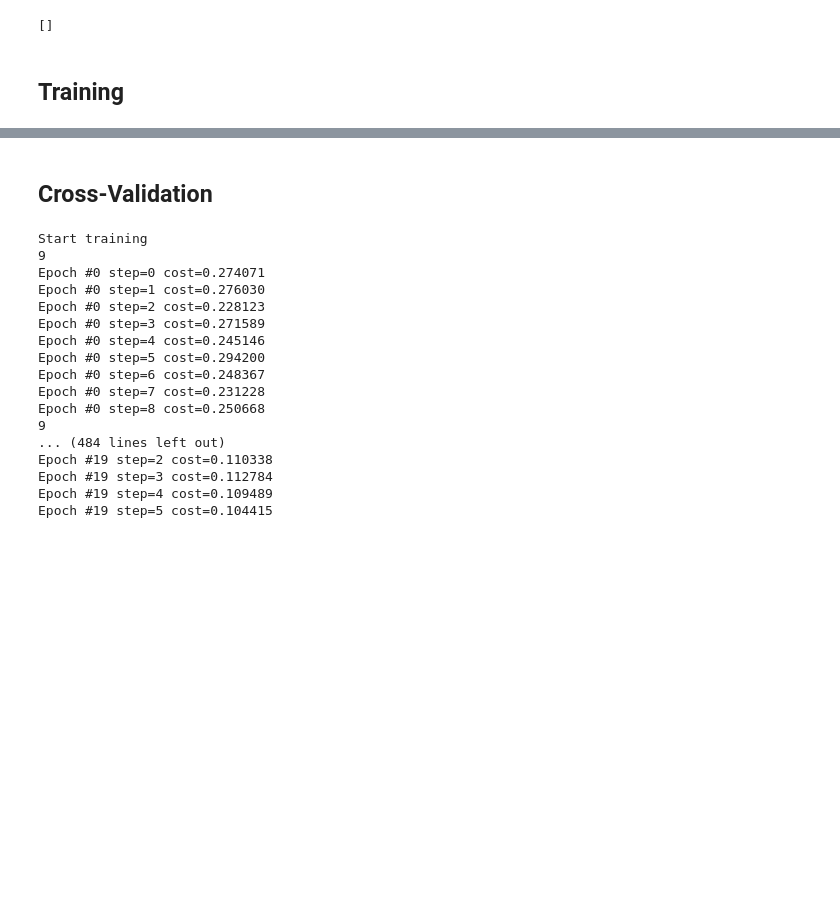
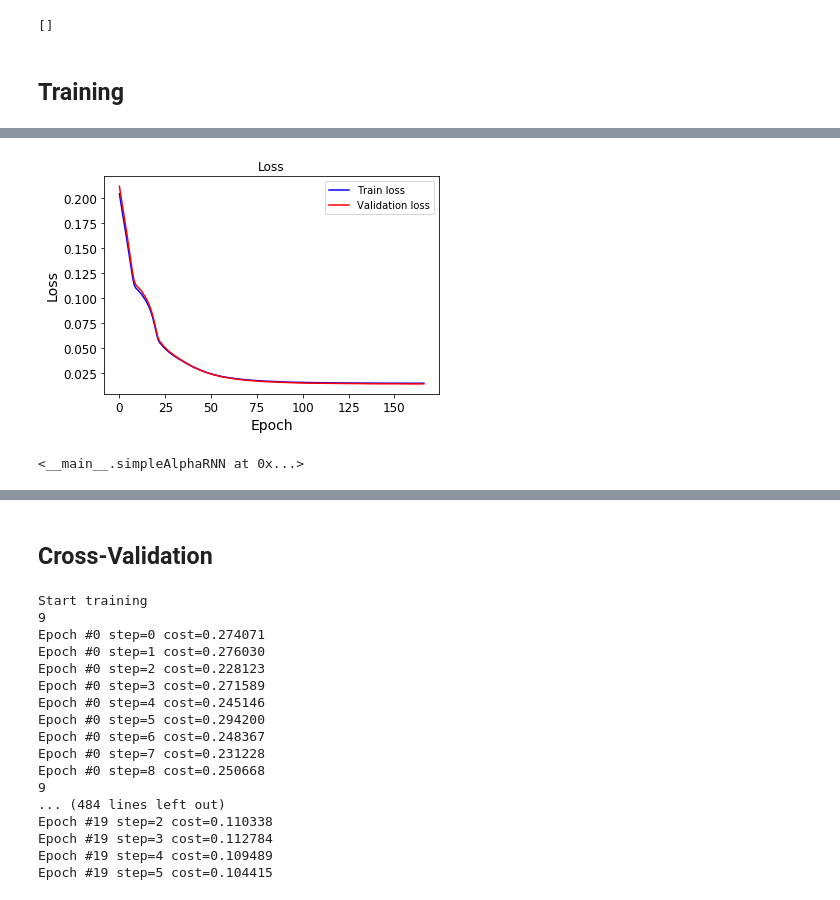
Before and after one commit to mfrdixon/alpha-RNN, a Jupyter notebook: Alpha_RNNs_regime_switching_test_case.ipynb, the cells around one changed output, grey strips where cells are left out. Drawn from its saved outputs; the diff is of its cells as text; code cells hidden in the pictures; blank space fills up the shorter version.

```diff
--- a/Alpha_RNNs_regime_switching_test_case.ipynb
+++ b/Alpha_RNNs_regime_switching_test_case.ipynb
@@ -420,3 +412,15 @@ def train(alpharnn, train_x, val_x, train_y, val_y, max_epochs=1500, batch_size=
   plt.ylabel('Loss')
   plt.show()
   return alpharnn
+# %%
+session = tf.Session()
+# Add an additional layer on top of each of the hidden state outputs
+alpharnn = simpleAlphaRNN(input_dimensions, hidden_size)
+W_output = tf.Variable(tf.truncated_normal(dtype=tf.float64, shape=(hidden_size, 1), mean=0, stddev=0.01))
+b_output = tf.Variable(tf.truncated_normal(dtype=tf.float64, shape=(1,), mean=0, stddev=0.01))
+
+output = tf.map_fn(lambda h_t: tf.matmul(h_t, W_output) + b_output, alpharnn.h_t)
+
+
+train(alpharnn, x_train_reg, x_test_reg, y_train_reg, y_test_reg)
+# %% [output]
@@ -423 +432,3 @@ def train(alpharnn, train_x, val_x, train_y, val_y, max_epochs=1500, batch_size=
+[figure, added]
+<__main__.simpleAlphaRNN at 0x...>
 # %%
```
Also changed, not shown: parts of 6 cells of this notebook.
